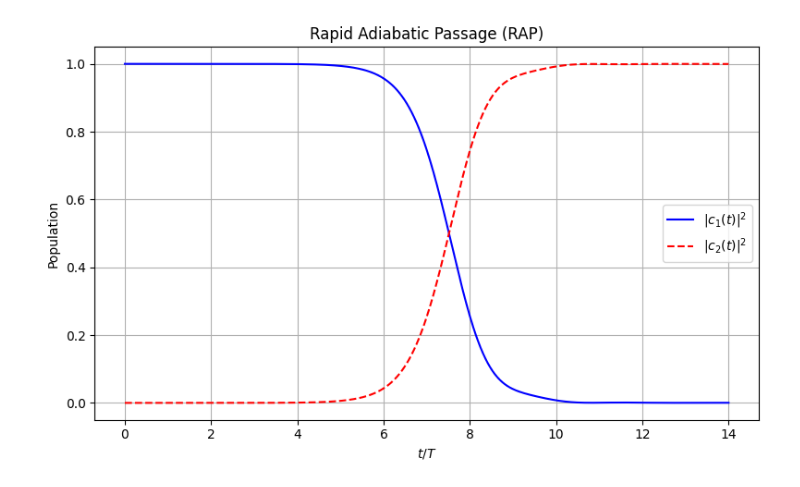
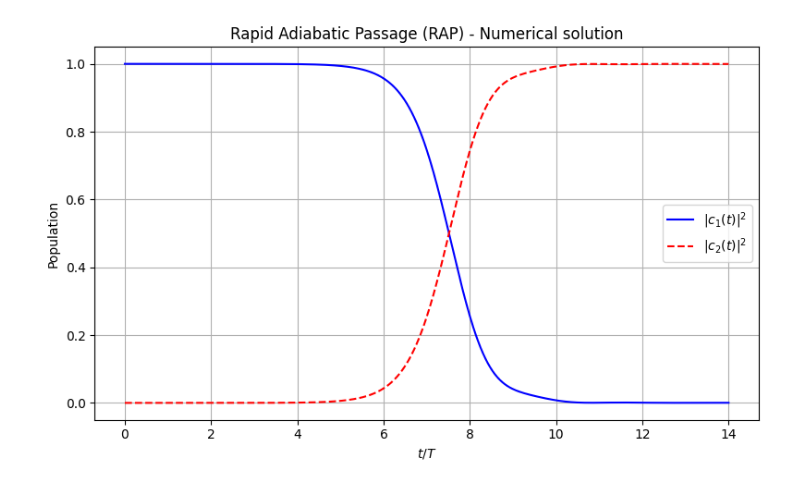
Before and after one commit to topalidisd-qcqt-duth/qe8-problem-set-4, a Jupyter notebook: problem-4.ipynb, the cells around one changed output. Drawn from its saved outputs; the diff is of its cells as text; code cells hidden in the pictures.

```diff
--- a/problem-4.ipynb
+++ b/problem-4.ipynb
@@ -21,32 +21,34 @@ def delta(t):
 
 
 def diff_eqs(t, y):
     c1, c2 = y
     dc1 = (-1j / 2) * omega(t) * np.exp(-1j * phi) * c2
     dc2 = (-1j / 2) * omega(t) * np.exp(1j * phi) * c1 - 1j * delta(t) * c2
     return [dc1, dc2]
 
 
+
+#Numerical solution
 y0 = [1.0 + 0j, 0.0 + 0j]
 
 t_span = (0, 14 * T)
 t_eval = np.linspace(*t_span, 500)
 
 sol = solve_ivp(diff_eqs, t_span, y0, t_eval=t_eval, rtol=1e-9, atol=1e-9)
 
 
 pop_c1 = np.abs(sol.y[0])**2
 pop_c2 = np.abs(sol.y[1])**2
 
 plt.figure(figsize=(8, 5))
 plt.plot(sol.t / T, pop_c1, 'b', label=r'$|c_1(t)|^2$')
 plt.plot(sol.t / T, pop_c2, 'r--', label=r'$|c_2(t)|^2$')
 plt.xlabel(r'$t/T$')
 plt.ylabel('Population')
-plt.title('Rapid Adiabatic Passage (RAP)')
+plt.title('Rapid Adiabatic Passage (RAP) - Numerical solution')
 plt.legend()
 plt.grid(True)
 plt.tight_layout()
 plt.show()
 # %% [output]
-[figure, old version]
+[figure, new version]
```
Also changed, not shown: parts of 1 cell of this notebook, 1 other file.
